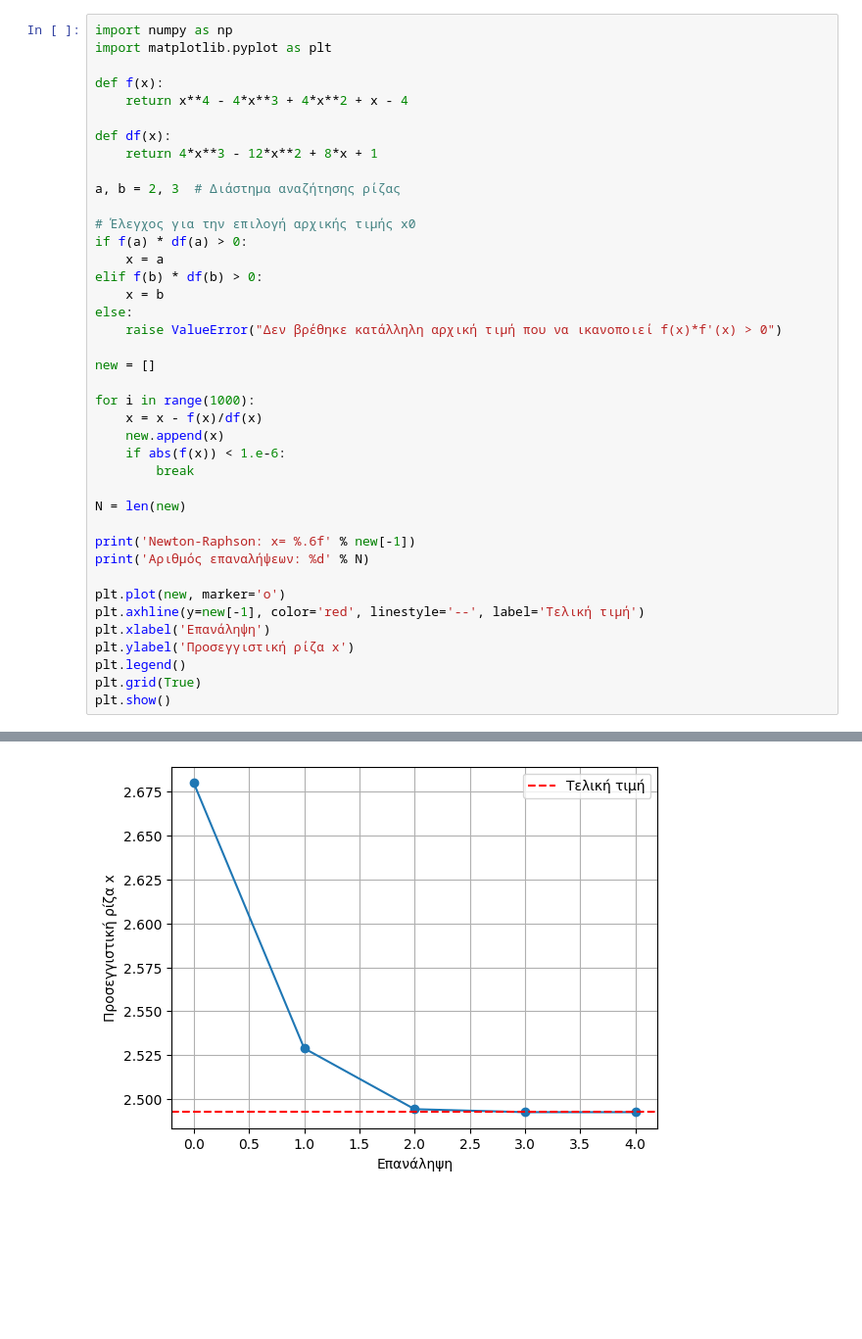
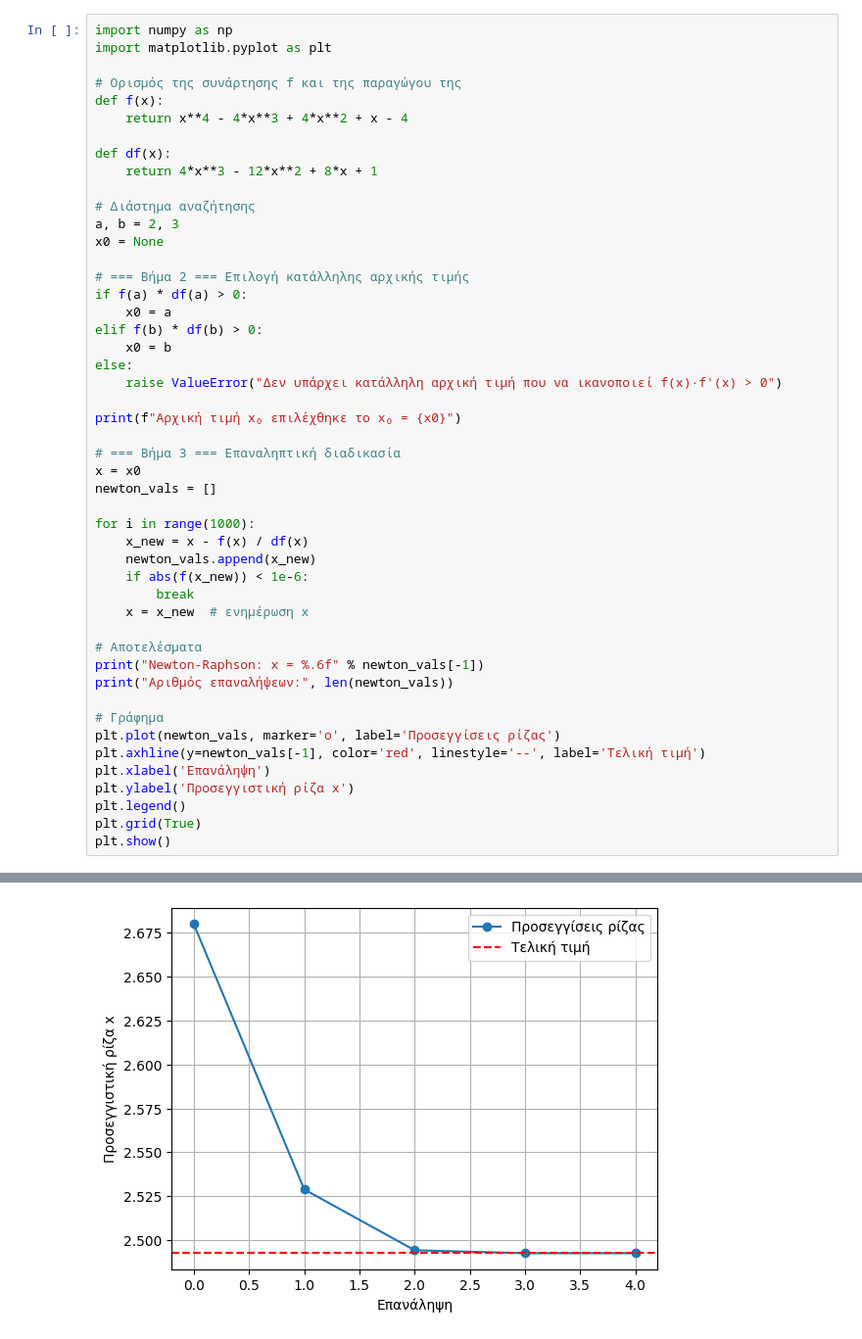
Before and after one commit to costpetrides/Computational-Physics, a Jupyter notebook: Roots Finding/7.ipynb, the cells around one changed output, grey strips where cells are left out. Shown at 98% size. Saved outputs shown, nothing was run; the diff lists cells and outputs as text; blank space fills up the shorter version.

```diff
--- a/Roots Finding/7.ipynb
+++ b/Roots Finding/7.ipynb
@@ -4,37 +4,45 @@
 import numpy as np
 import matplotlib.pyplot as plt
 
+# Ορισμός της συνάρτησης f και της παραγώγου της
 def f(x):
     return x**4 - 4*x**3 + 4*x**2 + x - 4
 
 def df(x):
     return 4*x**3 - 12*x**2 + 8*x + 1
 
-a, b = 2, 3  # Διάστημα αναζήτησης ρίζας
+# Διάστημα αναζήτησης
+a, b = 2, 3
+x0 = None
 
-# Έλεγχος για την επιλογή αρχικής τιμής x0
+# === Βήμα 2 === Επιλογή κατάλληλης αρχικής τιμής
 if f(a) * df(a) > 0:
-    x = a
+    x0 = a
 elif f(b) * df(b) > 0:
-    x = b
+    x0 = b
 else:
-    raise ValueError("Δεν βρέθηκε κατάλληλη αρχική τιμή που να ικανοποιεί f(x)*f'(x) > 0")
+    raise ValueError("Δεν υπάρχει κατάλληλη αρχική τιμή που να ικανοποιεί f(x)·f'(x) > 0")
 
-new = []
+print(f"Αρχική τιμή x₀ επιλέχθηκε το x₀ = {x0}")
+
+# === Βήμα 3 === Επαναληπτική διαδικασία
+x = x0
+newton_vals = []
 
 for i in range(1000):
-    x = x - f(x)/df(x)
-    new.append(x)
-    if abs(f(x)) < 1.e-6:
+    x_new = x - f(x) / df(x)
+    newton_vals.append(x_new)
+    if abs(f(x_new)) < 1e-6:
         break
+    x = x_new  # ενημέρωση x
 
-N = len(new)
+# Αποτελέσματα
+print("Newton-Raphson: x = %.6f" % newton_vals[-1])
+print("Αριθμός επαναλήψεων:", len(newton_vals))
 
-print('Newton-Raphson: x= %.6f' % new[-1])
-print('Αριθμός επαναλήψεων: %d' % N)
-
-plt.plot(new, marker='o')
-plt.axhline(y=new[-1], color='red', linestyle='--', label='Τελική τιμή')
+# Γράφημα
+plt.plot(newton_vals, marker='o', label='Προσεγγίσεις ρίζας')
+plt.axhline(y=newton_vals[-1], color='red', linestyle='--', label='Τελική τιμή')
 plt.xlabel('Επανάληψη')
 plt.ylabel('Προσεγγιστική ρίζα x')
 plt.legend()
@@ -45,2 +54,2 @@ Newton-Raphson: x= 2.492573
 Αριθμός επαναλήψεων: 5
-[figure, old version]
+[figure, new version]
```
Also changed, not shown: parts of 1 cell of this notebook.
